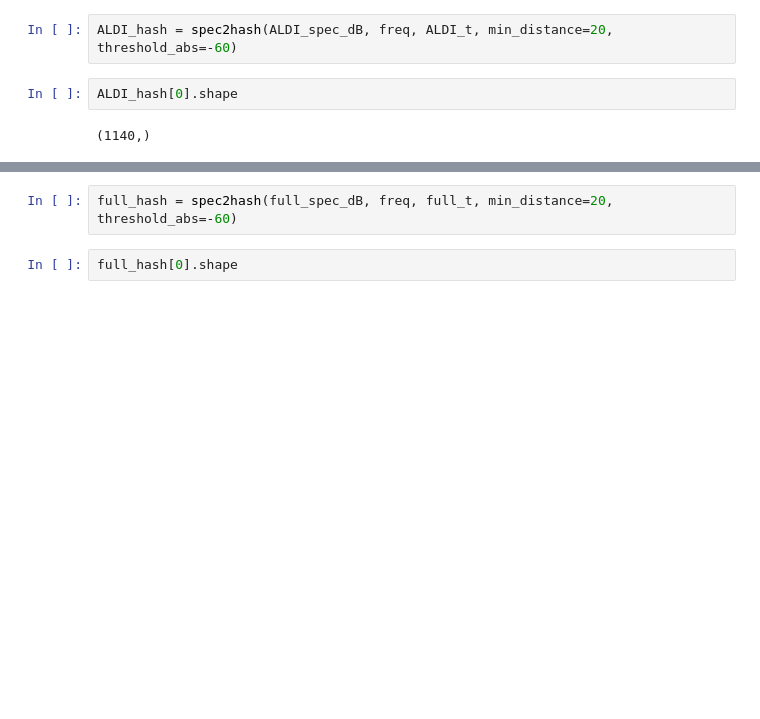
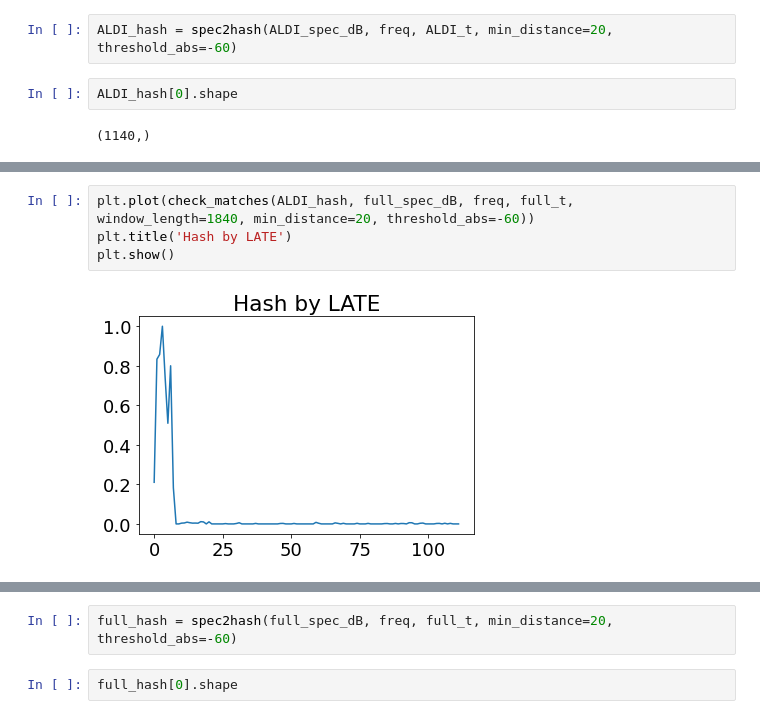
Before and after one commit to Robsrepo42/AudioAdScanner, a Jupyter notebook: Hashing_Werbung_chaos.ipynb, the cells around one changed output, grey strips where cells are left out. Drawn from its saved outputs; the diff is of its cells as text; blank space fills up the shorter version.

```diff
--- a/Hashing_Werbung_chaos.ipynb
+++ b/Hashing_Werbung_chaos.ipynb
@@ -309,0 +297,6 @@ ALDI_hash[0].shape
+# %%
+plt.plot(check_matches(ALDI_hash, full_spec_dB, freq, full_t, window_length=1840, min_distance=20, threshold_abs=-60))
+plt.title('Hash by LATE')
+plt.show()
+# %% [output]
+[figure, added]
```
Also changed, not shown: parts of 37 cells of this notebook.
